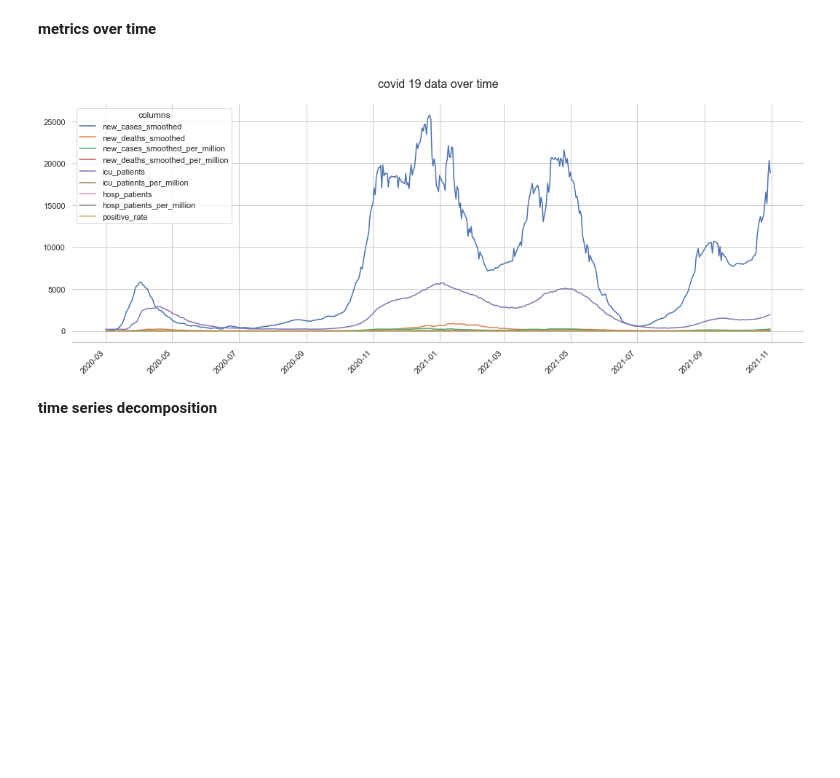
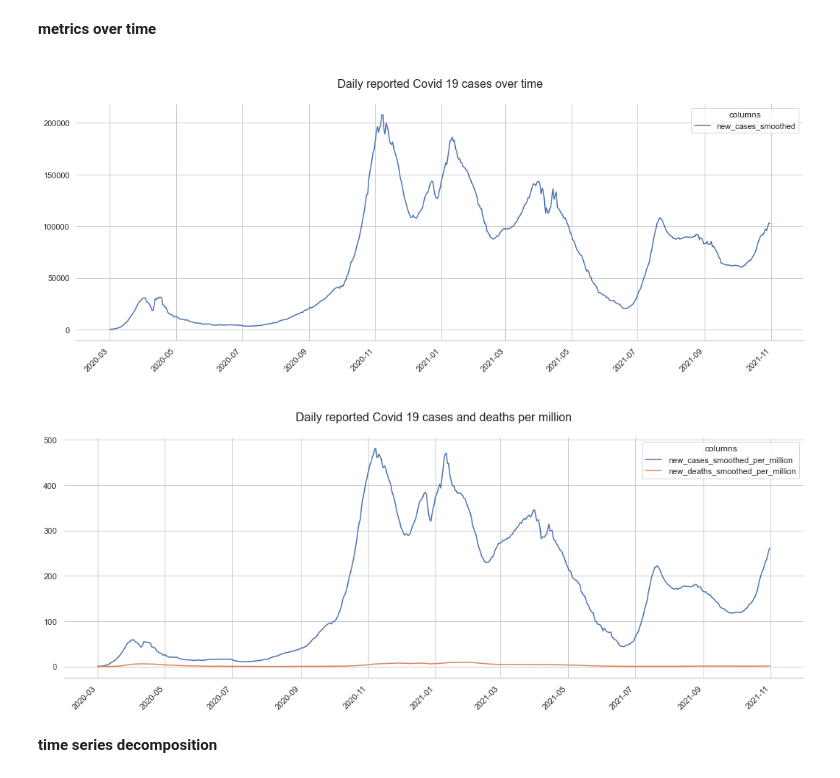
Before and after one commit to KevinSpurk/P03-how-to-predict-a-pandemic, a Jupyter notebook: P03_predict_covid19.ipynb, the cells around one changed output. Cells and saved outputs as stored; diff of their text form; code cells hidden in the pictures; blank space fills up the shorter version.

```diff
--- a/P03_predict_covid19.ipynb
+++ b/P03_predict_covid19.ipynb
@@ -910,10 +884,15 @@ def plot_timeseries(df, timeframe, w, h, title=''):
 # %%
-c19_plotting = c19_full[c19_full['location'] == 'DEU']
-c19_plotting = c19_plotting.drop(['location'], axis=1)
-
-plot_timeseries(c19_plotting, 'date', 18, 6, 'covid 19 data over time')
+plot_timeseries(c19_grouped_location[['date','new_cases_smoothed']], 'date', 18, 6, 'Daily reported Covid 19 cases over time')
 # %% [output]
-[figure, old version]
+[figure, new version]
+# %%
+# dataframe with covid metrics averages of 13 target countries
+c19_grouped_location_avg = c19_full.drop('location', axis=1).groupby(['date']).mean()
+c19_grouped_location_avg.reset_index(inplace=True, drop=False)
+# %%
+plot_timeseries(c19_grouped_location_avg[['date', 'new_cases_smoothed_per_million', 'new_deaths_smoothed_per_million']], 'date', 18, 6, 'Daily reported Covid 19 cases and deaths per million')
+# %% [output]
+[figure, added]
 # %% [markdown]
 **time series decomposition**
 # %%
```
Also changed, not shown: parts of 47 cells of this notebook, 3 other files.
